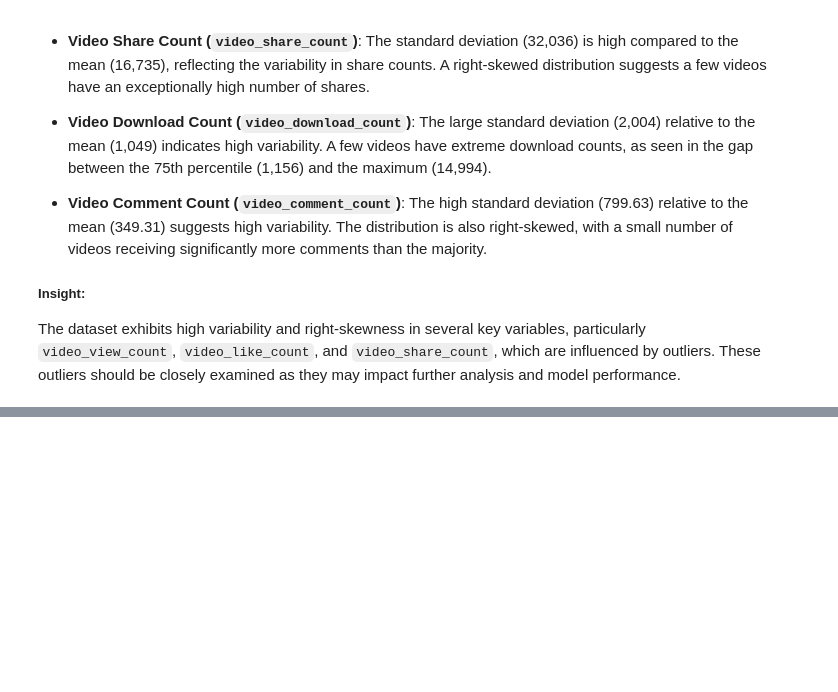
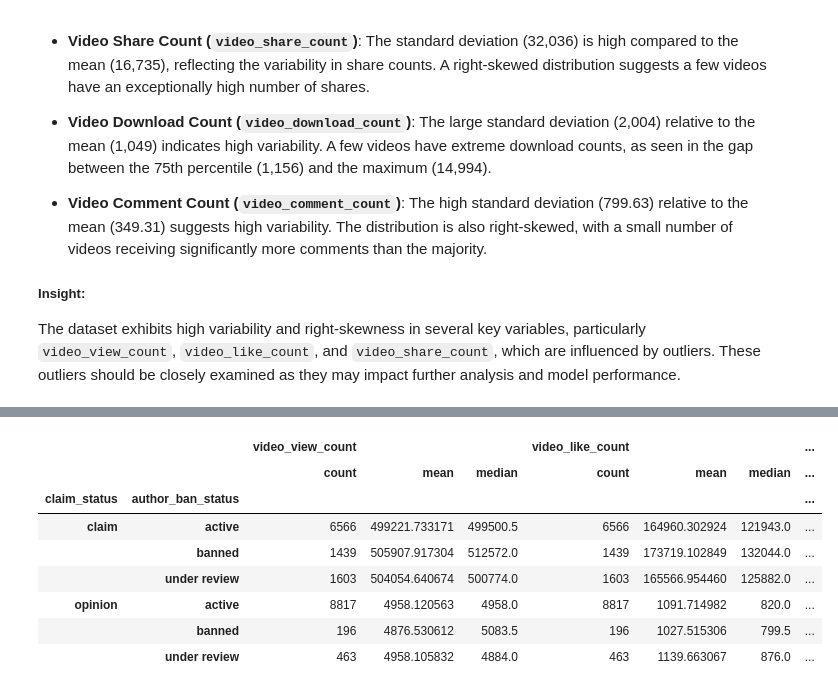
Before and after one commit to Cyberoctane29/TikTok-Claims-Classification-End-to-End-Analysis-and-Modeling, a Jupyter notebook: TikTok_Claims_Classification_End_to_End_Analysis_and _Modeling.ipynb, the cells around one changed output, grey strips where cells are left out. Cells and saved outputs as stored; diff of their text form; code cells hidden in the pictures; blank space fills up the shorter version.

```diff
--- a/TikTok_Claims_Classification_End_to_End_Analysis_and _Modeling.ipynb
+++ b/TikTok_Claims_Classification_End_to_End_Analysis_and _Modeling.ipynb
@@ -461,0 +558,12 @@ The dataset exhibits high variability and right-skewness in several key variable
+# %%
+data.groupby(['claim_status','author_ban_status']).agg({'video_view_count':['count','mean','median'],'video_like_count':['count','mean','median'],'video_share_count':['count','mean','median']})
+# %% [output]
+|  |  | video_view_count |  |  | video_like_count |  |  | ... |
+|  |  | count | mean | median | count | mean | median | ... |
+| claim_status | author_ban_status |  |  |  |  |  |  | ... |
+| claim | active | 6566 | 499221.733171 | 499500.5 | 6566 | 164960.302924 | 121943.0 | ... |
+|  | banned | 1439 | 505907.917304 | 512572.0 | 1439 | 173719.102849 | 132044.0 | ... |
+|  | under review | 1603 | 504054.640674 | 500774.0 | 1603 | 165566.954460 | 125882.0 | ... |
+| opinion | active | 8817 | 4958.120563 | 4958.0 | 8817 | 1091.714982 | 820.0 | ... |
+|  | banned | 196 | 4876.530612 | 5083.5 | 196 | 1027.515306 | 799.5 | ... |
+|  | under review | 463 | 4958.105832 | 4884.0 | 463 | 1139.663067 | 876.0 | ... |
```
Also changed, not shown: parts of 34 cells of this notebook.
